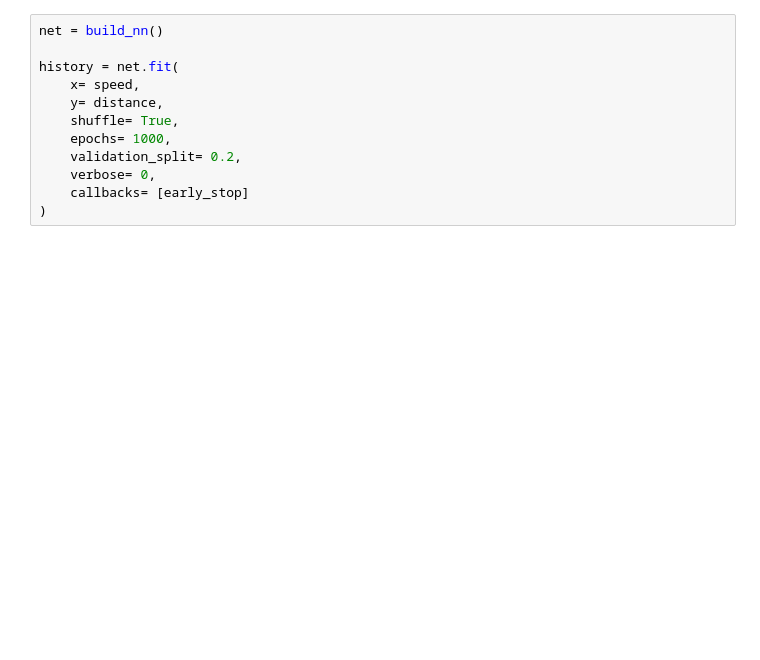
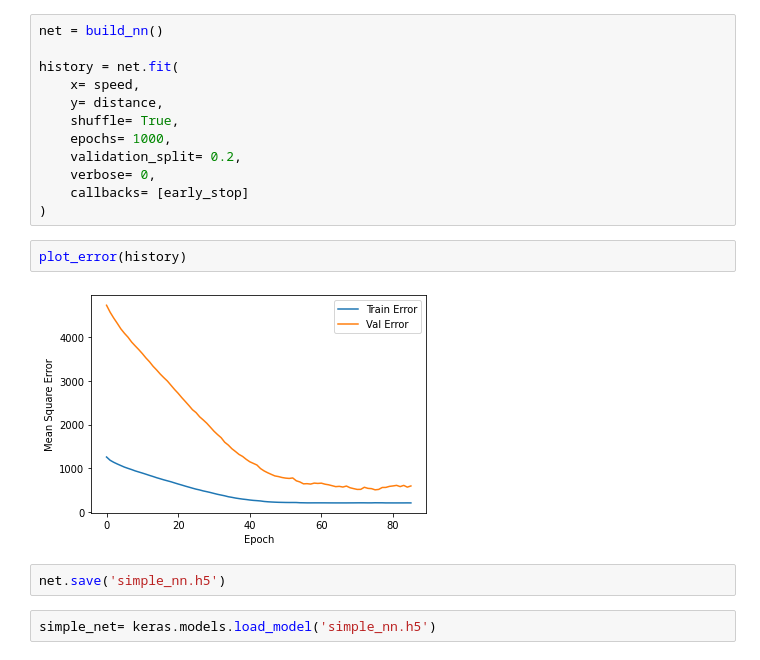
Before and after one commit to JavierOramas/HGML, a Jupyter notebook: lesson1.ipynb, the cells around one changed output. Cells and saved outputs as stored; diff of their text form; blank space fills up the shorter version.

```diff
--- a/lesson1.ipynb
+++ b/lesson1.ipynb
@@ -170,3 +170,11 @@ history = net.fit(
     verbose= 0,
     callbacks= [early_stop]
 )
+# %%
+plot_error(history)
+# %% [output]
+[figure, added]
+# %%
+net.save('simple_nn.h5')
+# %%
+simple_net= keras.models.load_model('simple_nn.h5')
```
